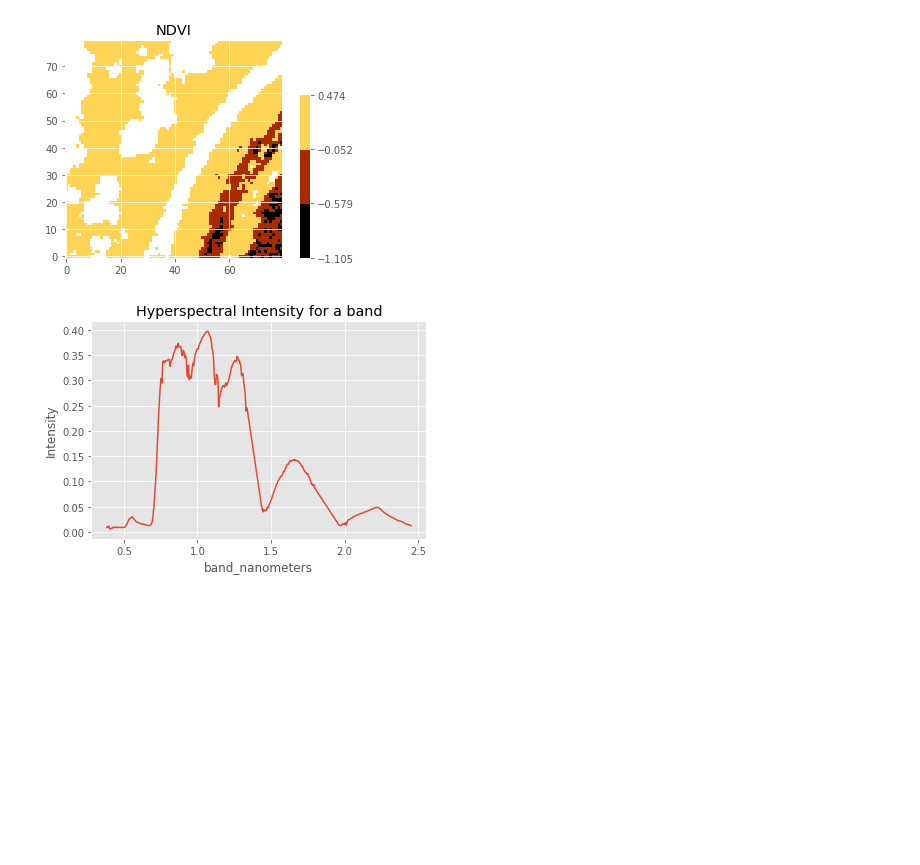
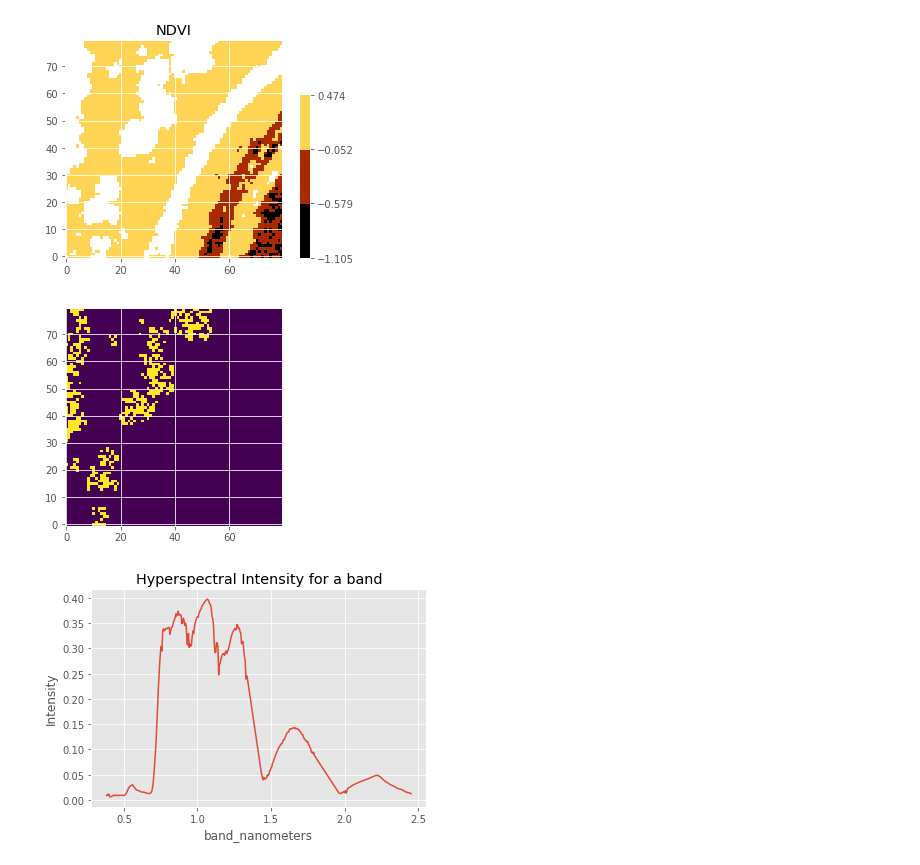
Before and after one commit to rachit-ranjan16/CrownSeg, a Jupyter notebook: Segmentation through Clustering.ipynb, the cells around one changed output. Saved outputs shown, nothing was run; the diff lists cells and outputs as text; code cells hidden in the pictures; blank space fills up the shorter version.

```diff
--- a/Segmentation through Clustering.ipynb
+++ b/Segmentation through Clustering.ipynb
@@ -527,6 +523,11 @@ plot_chm(first_lidar)
 plot_chm(ndvi, 'NDVI')
 # %% [output]
 [figure]
+# %%
+plt.imshow(ndvi_lidar, origin='lower')
+plt.show()
+# %% [output]
+[figure, added]
 # %%
 plot_hyper_bands(first_hyper, pixel_x=40, pixel_y=25)
 # %% [output]
```
Also changed, not shown: parts of 6 cells of this notebook, 7 other files.
